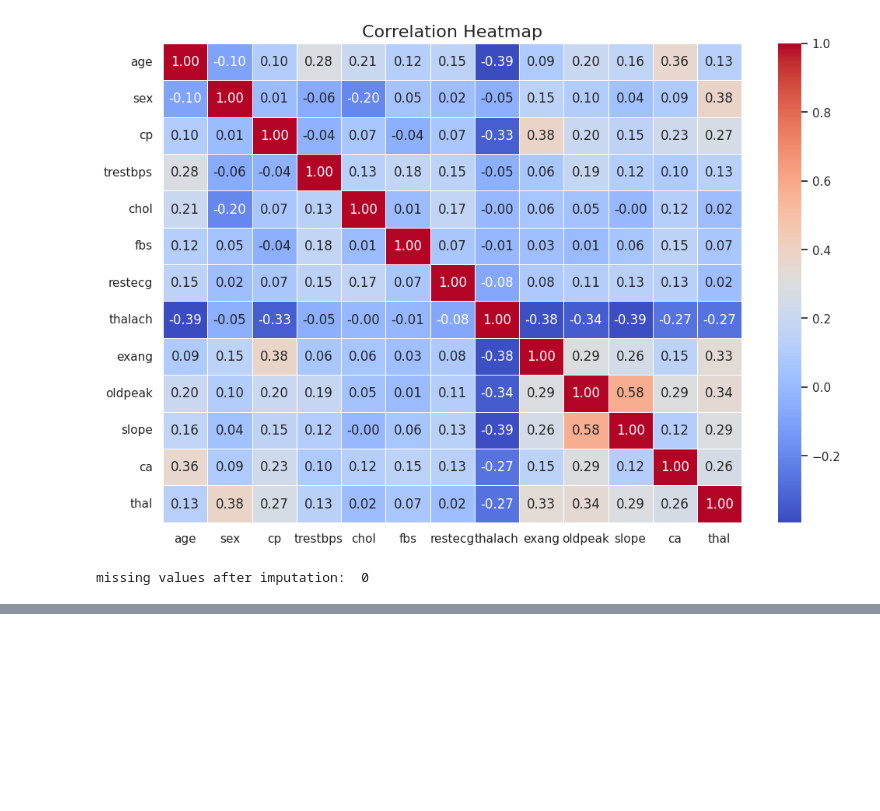
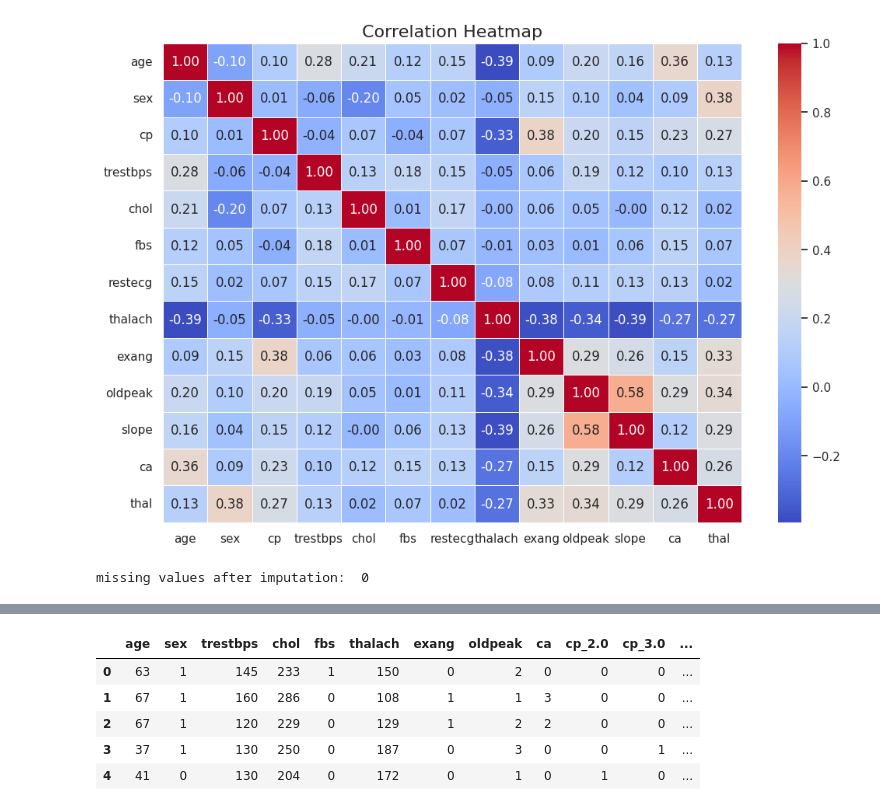
Before and after one commit to harasarahh/machine-learning-projects, a Jupyter notebook: ML_assignment1_task1.ipynb, the cells around one changed output, grey strips where cells are left out. Drawn from its saved outputs; the diff is of its cells as text; code cells hidden in the pictures; blank space fills up the shorter version.

Commit message:
Task 2 completed

```diff
--- a/ML_assignment1_task1.ipynb
+++ b/ML_assignment1_task1.ipynb
@@ -165,0 +209,14 @@ y.to_csv('targets.csv', index=False)
+# %%
+# Load files
+X = pd.read_csv("task1_cleaned.csv")
+y = pd.read_csv("targets.csv")
+
+# If y has no column name, fix it
+y.columns = ["target"]
+
+# Combine
+df = X.copy()
+df["target"] = y["target"]
+
+print(df.head())
+print(df.columns)
@@ -165,0 +260,16 @@ y.to_csv('targets.csv', index=False)
+# %%
+# Define categorical columns
+categorical_cols = ["cp", "restecg", "slope", "thal"]
+
+# Apply one-hot encoding
+X_encoded = pd.get_dummies(X, columns=categorical_cols, drop_first=True).astype(int)
+
+# Check result
+X_encoded.head()
+# %% [output]
+|  | age | sex | trestbps | chol | fbs | thalach | exang | oldpeak | ca | cp_2.0 | cp_3.0 | ... |
+| 0 | 63 | 1 | 145 | 233 | 1 | 150 | 0 | 2 | 0 | 0 | 0 | ... |
+| 1 | 67 | 1 | 160 | 286 | 0 | 108 | 1 | 1 | 3 | 0 | 0 | ... |
+| 2 | 67 | 1 | 120 | 229 | 0 | 129 | 1 | 2 | 2 | 0 | 0 | ... |
+| 3 | 37 | 1 | 130 | 250 | 0 | 187 | 0 | 3 | 0 | 0 | 1 | ... |
+| 4 | 41 | 0 | 130 | 204 | 0 | 172 | 0 | 1 | 0 | 1 | 0 | ... |
```
Also changed, not shown: parts of 24 cells of this notebook.
